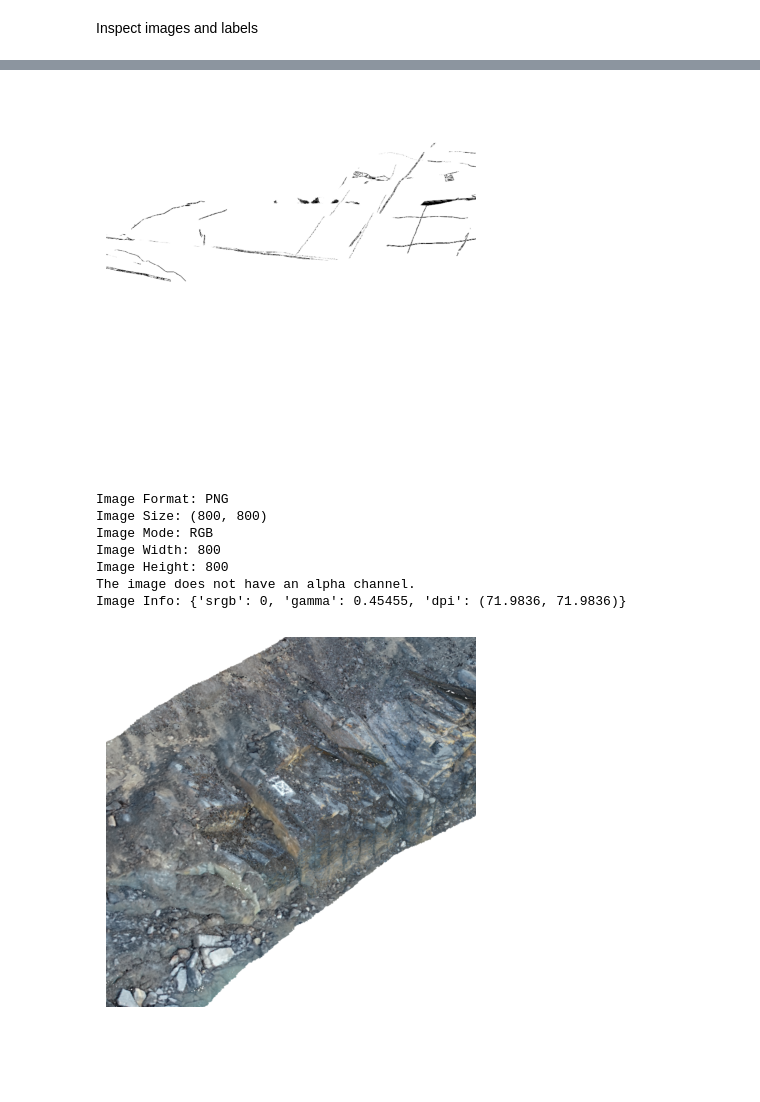
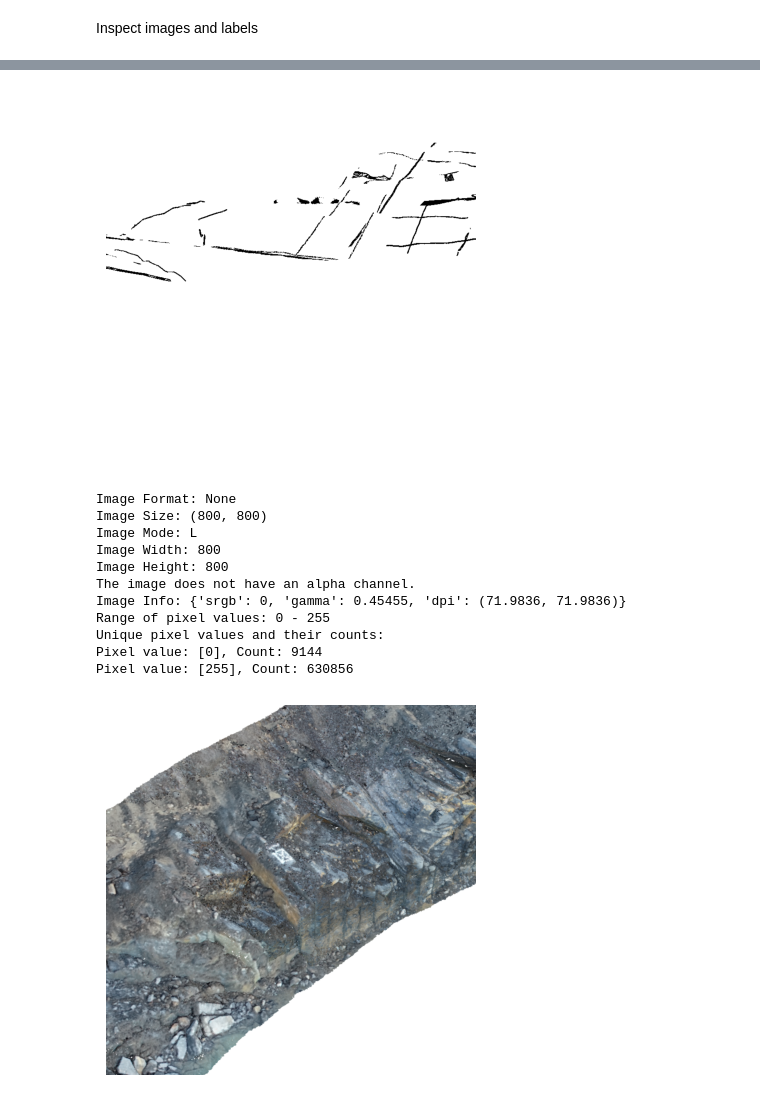
Before and after one commit to tfha/syntetic_rock_joint_generation_for_ml, a Jupyter notebook: notebooks/exploratory_data_analysis.ipynb, the cells around one changed output, grey strips where cells are left out. Cells and saved outputs as stored; diff of their text form; code cells hidden in the pictures; blank space fills up the shorter version.

```diff
--- a/notebooks/exploratory_data_analysis.ipynb
+++ b/notebooks/exploratory_data_analysis.ipynb
@@ -88,14 +178,18 @@ Image Info: {'srgb': 0, 'gamma': 0.45455, 'dpi': (71.9836, 71.9836)}
 # %%
-inspect_image_properties(label_path_synthetic_rock_slope)
+inspect_image_properties(label_path_synthetic_rock_slope, is_label_mask=True)
 # %% [output]
-[figure, old version]
+[figure, new version]
-Image Format: PNG
+Image Format: None
 Image Size: (800, 800)
-Image Mode: RGB
+Image Mode: L
 Image Width: 800
 Image Height: 800
 The image does not have an alpha channel.
 Image Info: {'srgb': 0, 'gamma': 0.45455, 'dpi': (71.9836, 71.9836)}
+Range of pixel values: 0 - 255
+Unique pixel values and their counts:
+Pixel value: [0], Count: 9144
+Pixel value: [255], Count: 630856
 # %%
 inspect_image_properties(image_path_synthetic_rock_slope2)
 # %% [output]
```
Also changed, not shown: parts of 5 cells of this notebook, 5 other files.
